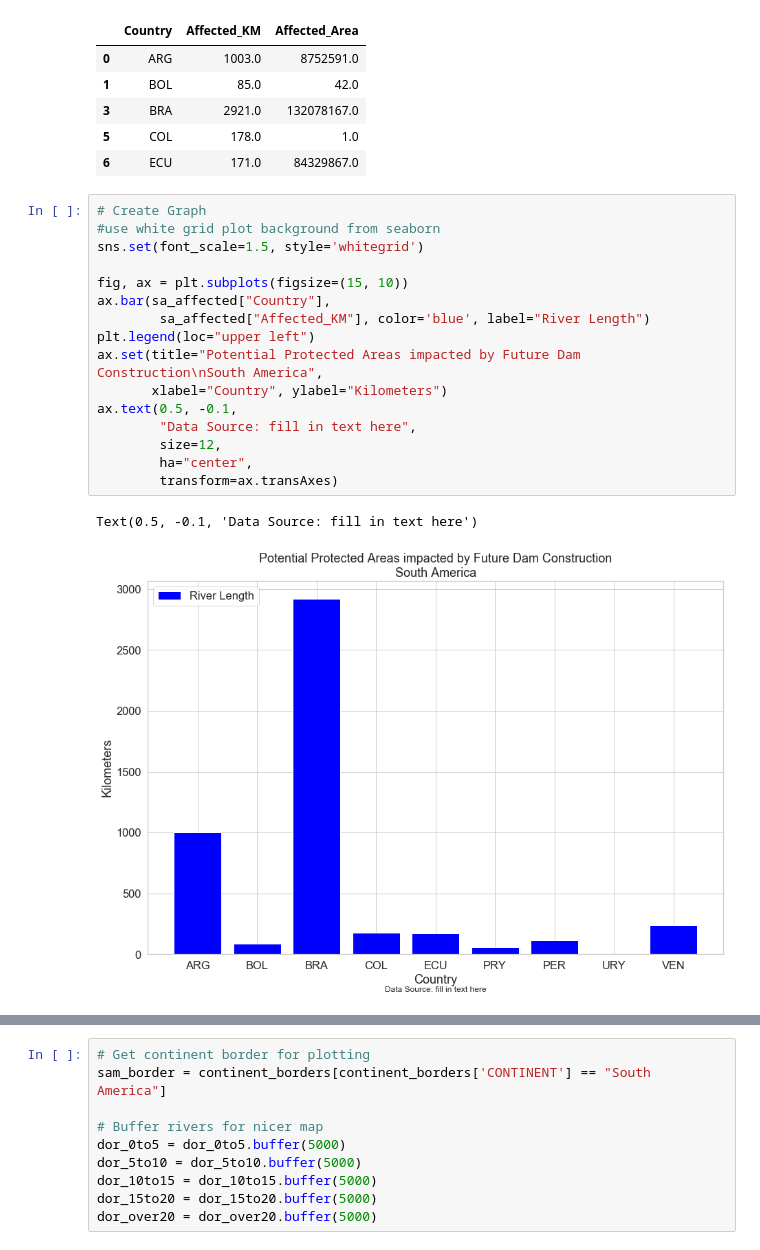
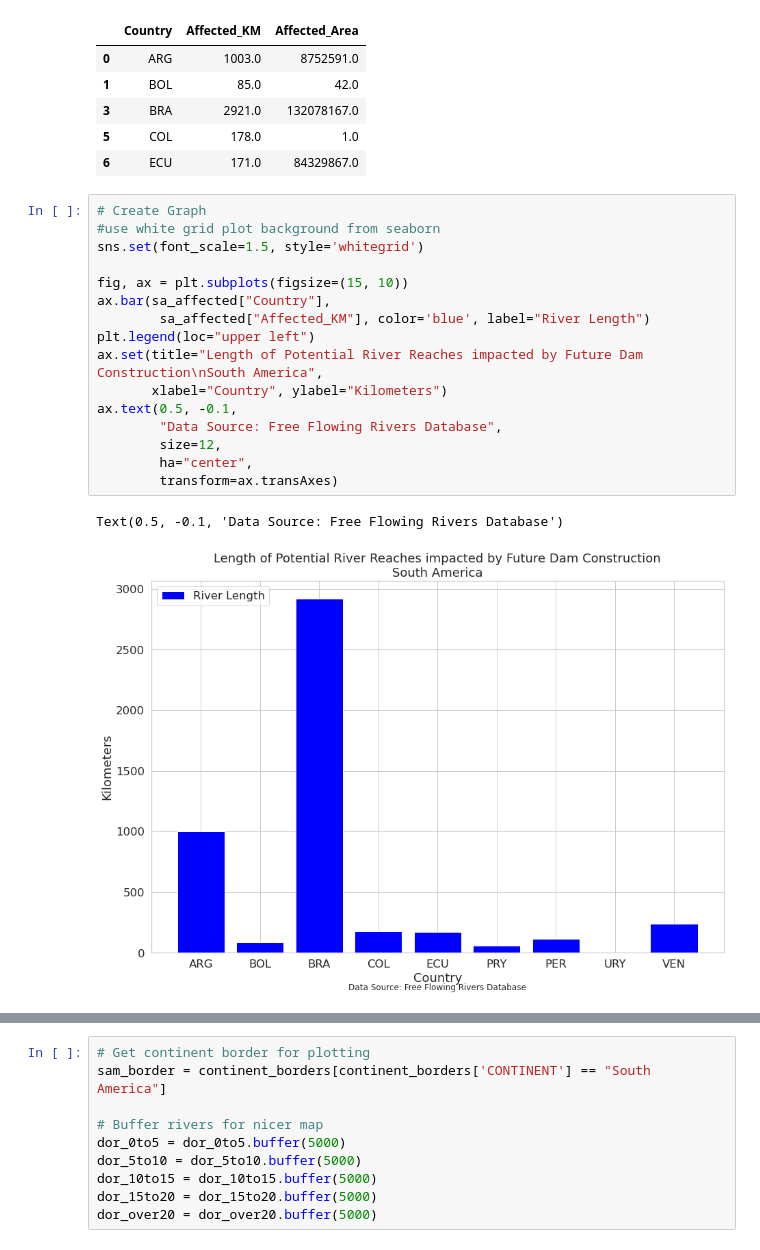
Before and after one commit to lherwehe/global-dam-impacts, a Jupyter notebook: exploration-notebooks/dam-impacts-on-protected-areas-calc-sam.ipynb, the cells around one changed output, grey strips where cells are left out. Drawn from its saved outputs; the diff is of its cells as text.

```diff
--- a/exploration-notebooks/dam-impacts-on-protected-areas-calc-sam.ipynb
+++ b/exploration-notebooks/dam-impacts-on-protected-areas-calc-sam.ipynb
@@ -280,22 +272,22 @@ sa_affected.head()
 # %%
 # Create Graph
 #use white grid plot background from seaborn
 sns.set(font_scale=1.5, style='whitegrid')
 
 fig, ax = plt.subplots(figsize=(15, 10))
 ax.bar(sa_affected["Country"],
         sa_affected["Affected_KM"], color='blue', label="River Length")
 plt.legend(loc="upper left")
-ax.set(title="Potential Protected Areas impacted by Future Dam Construction\nSouth America",
+ax.set(title="Length of Potential River Reaches impacted by Future Dam Construction\nSouth America",
        xlabel="Country", ylabel="Kilometers")
 ax.text(0.5, -0.1,
-        "Data Source: fill in text here",
+        "Data Source: Free Flowing Rivers Database",
         size=12,
         ha="center",
         transform=ax.transAxes)
 # %% [output]
-Text(0.5, -0.1, 'Data Source: fill in text here')
+Text(0.5, -0.1, 'Data Source: Free Flowing Rivers Database')
-[figure, old version]
+[figure, new version]
 # %%
 # Create Graph
 #use white grid plot background from seaborn
```
Also changed, not shown: parts of 5 cells of this notebook.
